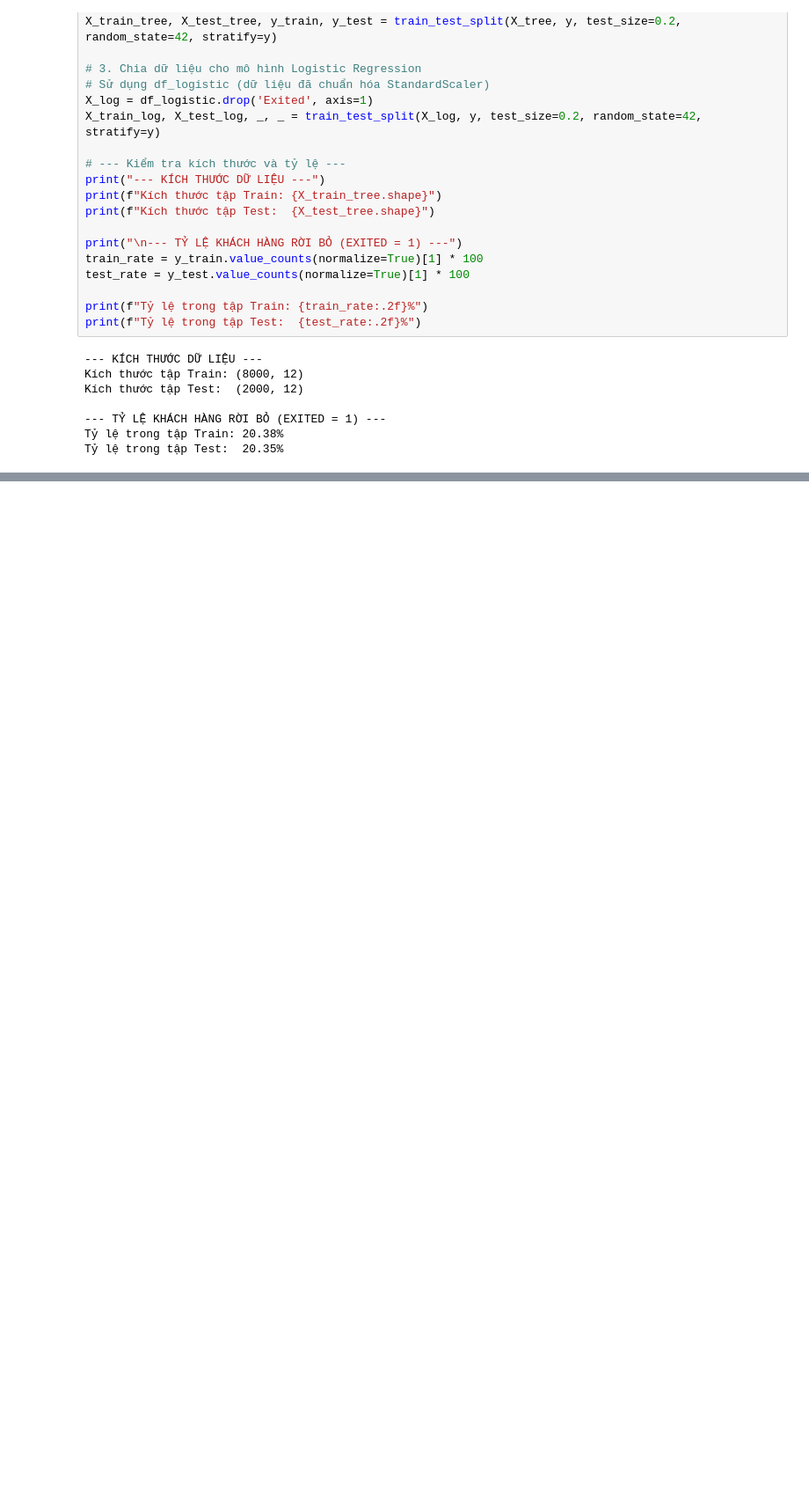
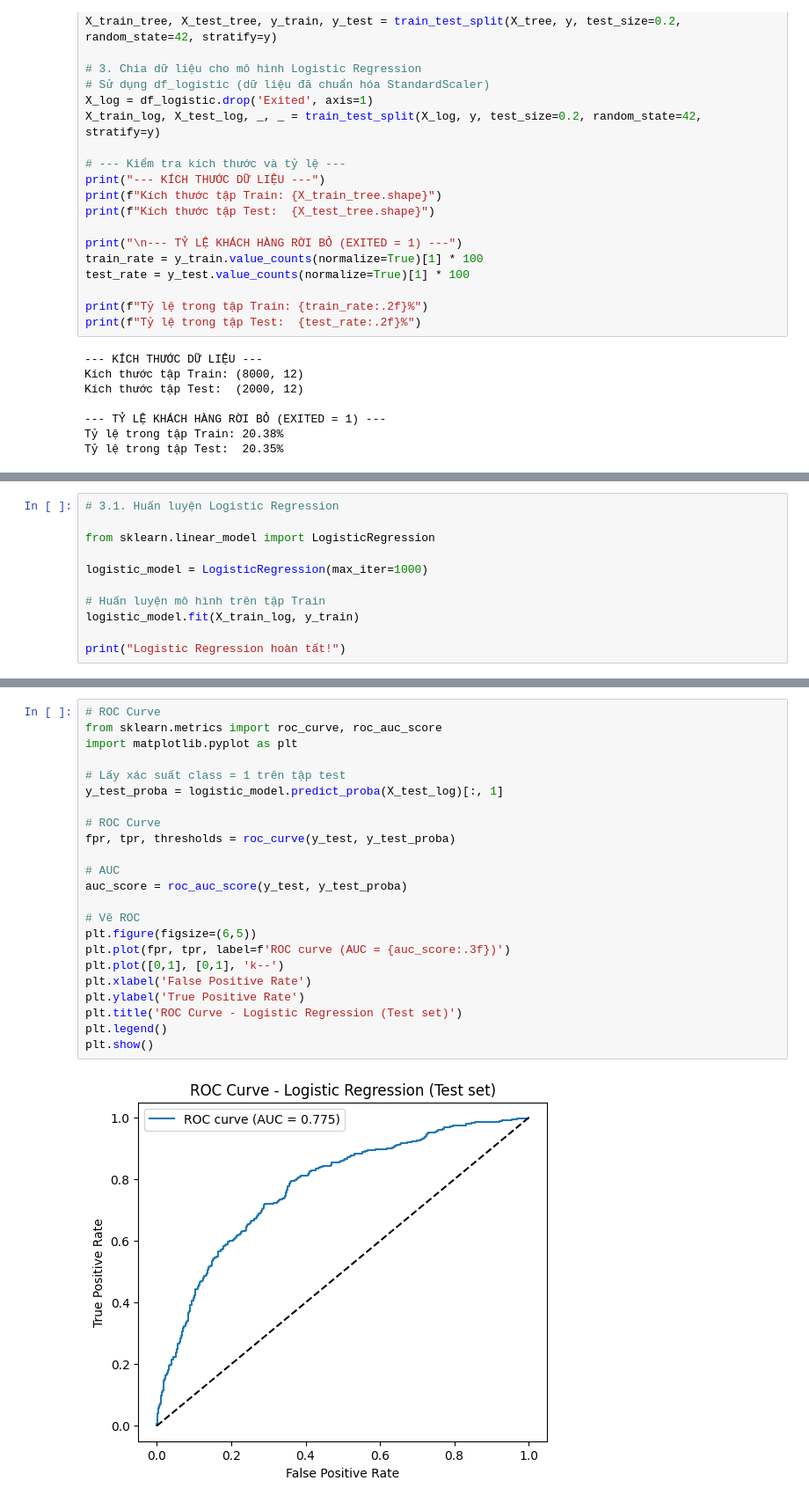
Before and after one commit to Yennanng/PTDLNC, a Jupyter notebook: PTDLNC_BÀI_NHÓM.ipynb, the cells around one changed output, grey strips where cells are left out. Shown at 88% size. Drawn from its saved outputs; the diff is of its cells as text; blank space fills up the shorter version.

```diff
--- a/PTDLNC_BÀI_NHÓM.ipynb
+++ b/PTDLNC_BÀI_NHÓM.ipynb
@@ -154,0 +180,11 @@ Tỷ lệ trong tập Test:  20.35%
+# %%
+# 3.1. Huấn luyện Logistic Regression
+
+from sklearn.linear_model import LogisticRegression
+
+logistic_model = LogisticRegression(max_iter=1000)
+
+# Huấn luyện mô hình trên tập Train
+logistic_model.fit(X_train_log, y_train)
+
+print("Logistic Regression hoàn tất!")
@@ -154,0 +272,25 @@ Tỷ lệ trong tập Test:  20.35%
+# %%
+# ROC Curve
+from sklearn.metrics import roc_curve, roc_auc_score
+import matplotlib.pyplot as plt
+
+# Lấy xác suất class = 1 trên tập test
+y_test_proba = logistic_model.predict_proba(X_test_log)[:, 1]
+
+# ROC Curve
+fpr, tpr, thresholds = roc_curve(y_test, y_test_proba)
+
+# AUC
+auc_score = roc_auc_score(y_test, y_test_proba)
+
+# Vẽ ROC
+plt.figure(figsize=(6,5))
+plt.plot(fpr, tpr, label=f'ROC curve (AUC = {auc_score:.3f})')
+plt.plot([0,1], [0,1], 'k--')
+plt.xlabel('False Positive Rate')
+plt.ylabel('True Positive Rate')
+plt.title('ROC Curve - Logistic Regression (Test set)')
+plt.legend()
+plt.show()
+# %% [output]
+[figure, added]
```
Also changed, not shown: parts of 8 cells of this notebook.
